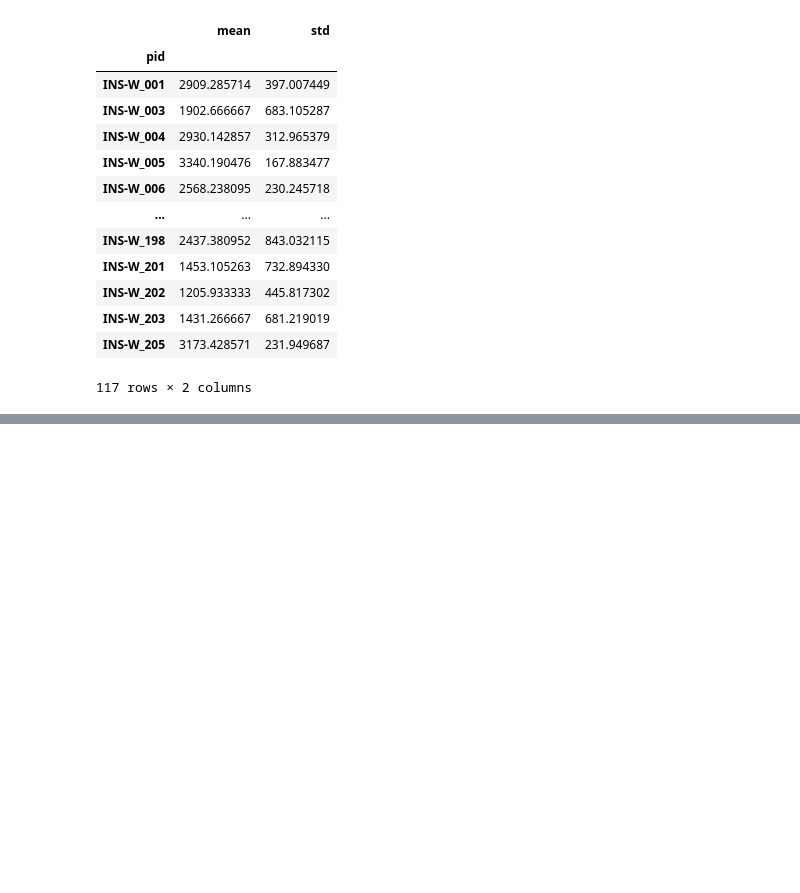
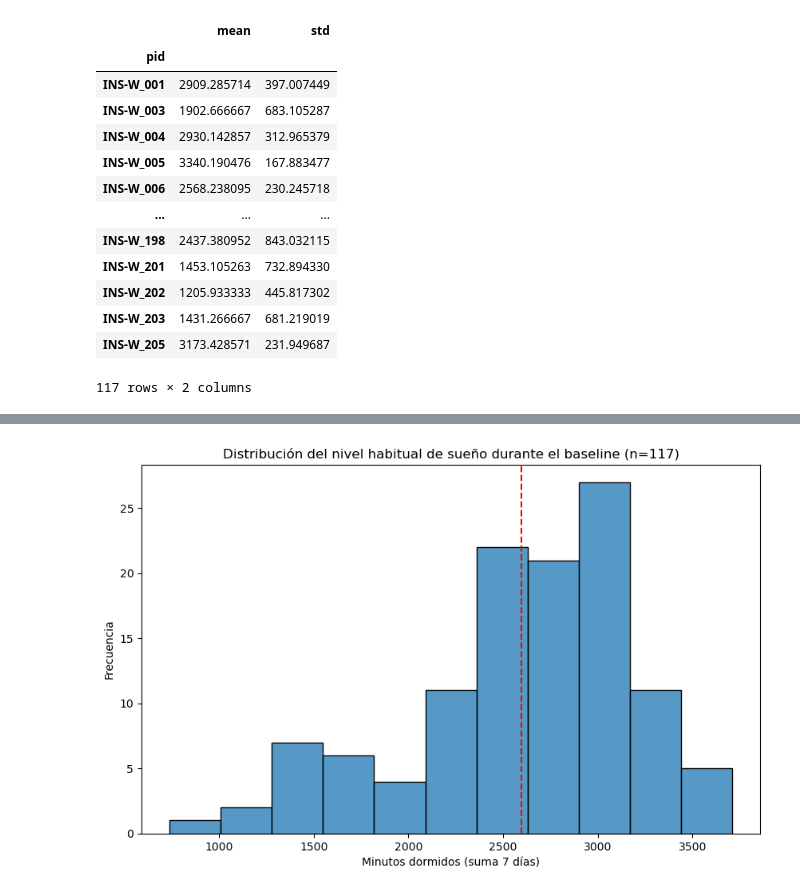
Before and after one commit to alejandrobarriel/globem, a Jupyter notebook: notebooks/globem.ipynb, the cells around one changed output, grey strips where cells are left out. Cells and saved outputs as stored; diff of their text form; code cells hidden in the pictures; blank space fills up the shorter version.

Commit message:
Update Baseline Globem

```diff
--- a/notebooks/globem.ipynb
+++ b/notebooks/globem.ipynb
@@ -687,0 +688,3 @@ Para construir el perfil individual de cada participante con baseline fiable, ca
+# %%
+df_sleep_baseline_valid = df_sleep_baseline[df_sleep_baseline["pid"].isin(valid_pids_sleep)]
+df_sleep_baseline_valid.shape
@@ -688,5 +695,5 @@ Para construir el perfil individual de cada participante con baseline fiable, ca
 # %%
-baseline_sleep = df_sleep_baseline[df_sleep_baseline["pid"].isin(valid_pids_sleep)].groupby("pid")[col_sleep].agg(["mean", "std"])
+baseline_sleep = df_sleep_baseline_valid.groupby("pid")[col_sleep].agg(["mean", "std"])
 baseline_sleep
 # %% [output]
 |  | mean | std |
@@ -707,0 +731,10 @@ baseline_sleep
+# %%
+plt.figure(figsize=(10, 6))
+sns.histplot(baseline_sleep, x="mean")
+plt.axvline(baseline_sleep["mean"].mean(), color="red", linestyle="--")
+plt.title("Distribución del nivel habitual de sueño durante el baseline (n=117)")
+plt.xlabel("Minutos dormidos (suma 7 días)")
+plt.ylabel("Frecuencia")
+plt.show()
+# %% [output]
+[figure, added]
```
Also changed, not shown: parts of 39 cells of this notebook.
